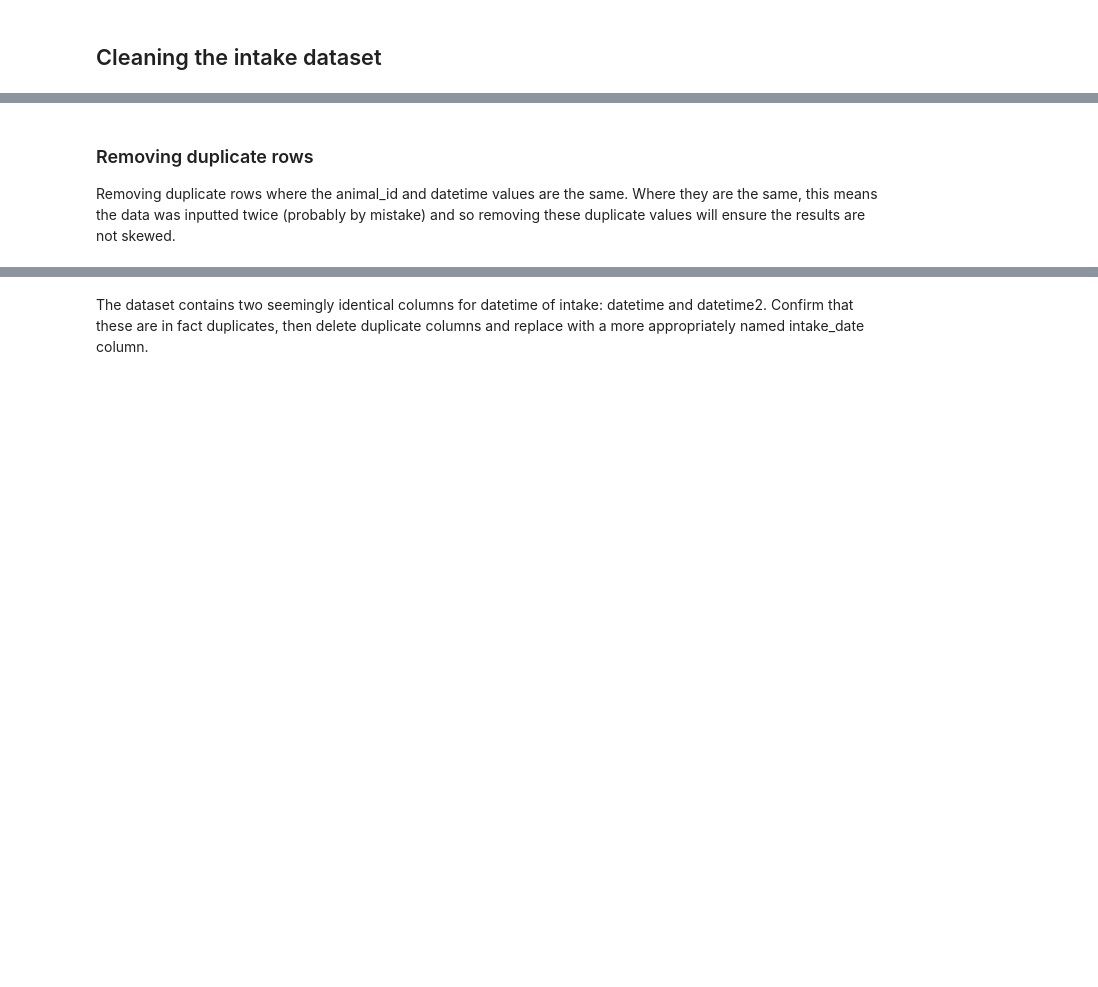
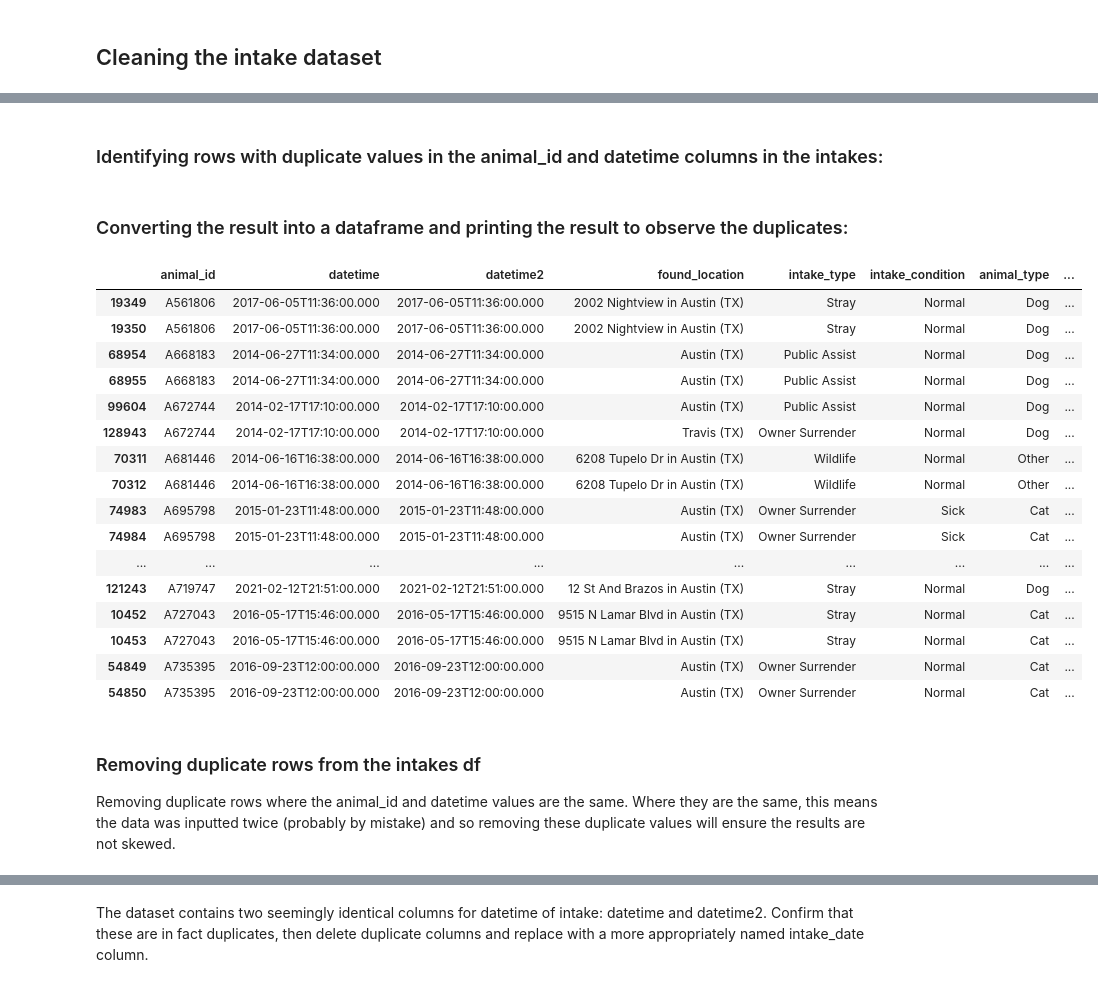
Before and after one commit to a-messmer/AAC_prelim_data_analysis_project, a Jupyter notebook: Project-api.ipynb, the cells around one changed output, grey strips where cells are left out. Saved outputs shown, nothing was run; the diff lists cells and outputs as text; code cells hidden in the pictures; blank space fills up the shorter version.

```diff
--- a/Project-api.ipynb
+++ b/Project-api.ipynb
@@ -117,7 +117,37 @@ Data columns (total 12 columns):
 dtypes: object(12)
 memory usage: 14.1+ MB
+# %% [markdown]
+### Identifying rows with duplicate values in the animal_id and datetime columns in the intakes:
+# %%
+# Identify duplicate rows based on the 'animal_id' and 'datetime' columns:
+duplicates_intakes = animal_intake_df[animal_intake_df.duplicated(subset=['animal_id', 'datetime', 'datetime2'], keep=False)]
+
+duplicates_intakes_sorted = duplicates_intakes.sort_values(by=['animal_id', 'datetime'])
+# %% [markdown]
+### Converting the result into a dataframe and printing the result to observe the duplicates:
+# %%
+duplicate_intakes_df = pd.DataFrame(duplicates_intakes_sorted)
+duplicate_intakes_df.head(20)
+# %% [output]
+|  | animal_id | datetime | datetime2 | found_location | intake_type | intake_condition | animal_type | ... |
+| 19349 | A561806 | 2017-06-05T11:36:00.000 | 2017-06-05T11:36:00.000 | 2002 Nightview in Austin (TX) | Stray | Normal | Dog | ... |
+| 19350 | A561806 | 2017-06-05T11:36:00.000 | 2017-06-05T11:36:00.000 | 2002 Nightview in Austin (TX) | Stray | Normal | Dog | ... |
+| 68954 | A668183 | 2014-06-27T11:34:00.000 | 2014-06-27T11:34:00.000 | Austin (TX) | Public Assist | Normal | Dog | ... |
+| 68955 | A668183 | 2014-06-27T11:34:00.000 | 2014-06-27T11:34:00.000 | Austin (TX) | Public Assist | Normal | Dog | ... |
+| 99604 | A672744 | 2014-02-17T17:10:00.000 | 2014-02-17T17:10:00.000 | Austin (TX) | Public Assist | Normal | Dog | ... |
+| 128943 | A672744 | 2014-02-17T17:10:00.000 | 2014-02-17T17:10:00.000 | Travis (TX) | Owner Surrender | Normal | Dog | ... |
+| 70311 | A681446 | 2014-06-16T16:38:00.000 | 2014-06-16T16:38:00.000 | 6208 Tupelo Dr in Austin (TX) | Wildlife | Normal | Other | ... |
+| 70312 | A681446 | 2014-06-16T16:38:00.000 | 2014-06-16T16:38:00.000 | 6208 Tupelo Dr in Austin (TX) | Wildlife | Normal | Other | ... |
+| 74983 | A695798 | 2015-01-23T11:48:00.000 | 2015-01-23T11:48:00.000 | Austin (TX) | Owner Surrender | Sick | Cat | ... |
+| 74984 | A695798 | 2015-01-23T11:48:00.000 | 2015-01-23T11:48:00.000 | Austin (TX) | Owner Surrender | Sick | Cat | ... |
+| ... | ... | ... | ... | ... | ... | ... | ... | ... |
+| 121243 | A719747 | 2021-02-12T21:51:00.000 | 2021-02-12T21:51:00.000 | 12 St And Brazos in Austin (TX) | Stray | Normal | Dog | ... |
+| 10452 | A727043 | 2016-05-17T15:46:00.000 | 2016-05-17T15:46:00.000 | 9515 N Lamar Blvd in Austin (TX) | Stray | Normal | Cat | ... |
+| 10453 | A727043 | 2016-05-17T15:46:00.000 | 2016-05-17T15:46:00.000 | 9515 N Lamar Blvd in Austin (TX) | Stray | Normal | Cat | ... |
+| 54849 | A735395 | 2016-09-23T12:00:00.000 | 2016-09-23T12:00:00.000 | Austin (TX) | Owner Surrender | Normal | Cat | ... |
+| 54850 | A735395 | 2016-09-23T12:00:00.000 | 2016-09-23T12:00:00.000 | Austin (TX) | Owner Surrender | Normal | Cat | ... |
 # %% [markdown]
-### Removing duplicate rows
+### Removing duplicate rows from the intakes df
 
 Removing duplicate rows where the animal_id and datetime values are the same.
 Where they are the same, this means the data was inputted twice (probably by mistake) and so removing these duplicate values will ensure the results are not skewed.
```
Also changed, not shown: parts of 39 cells of this notebook.
